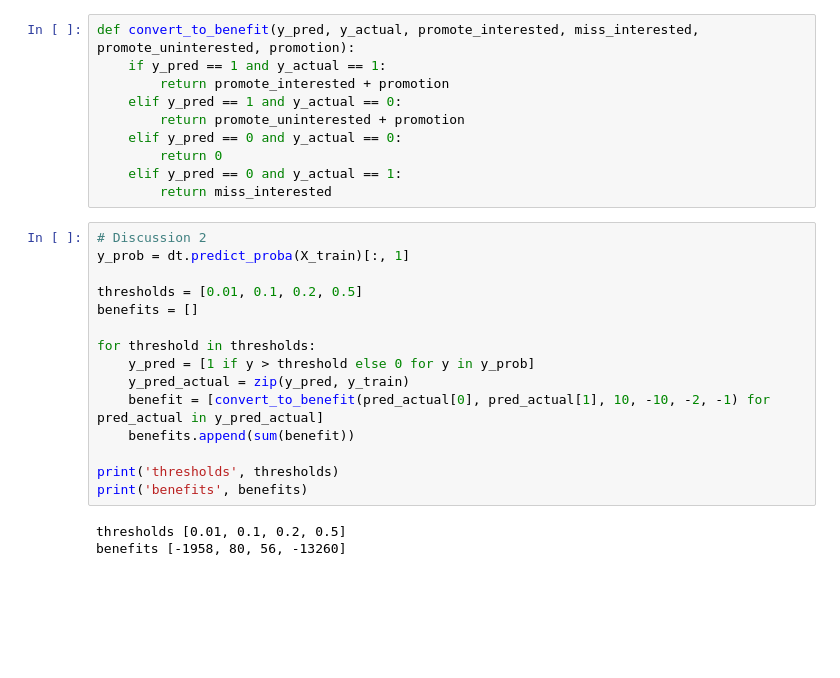
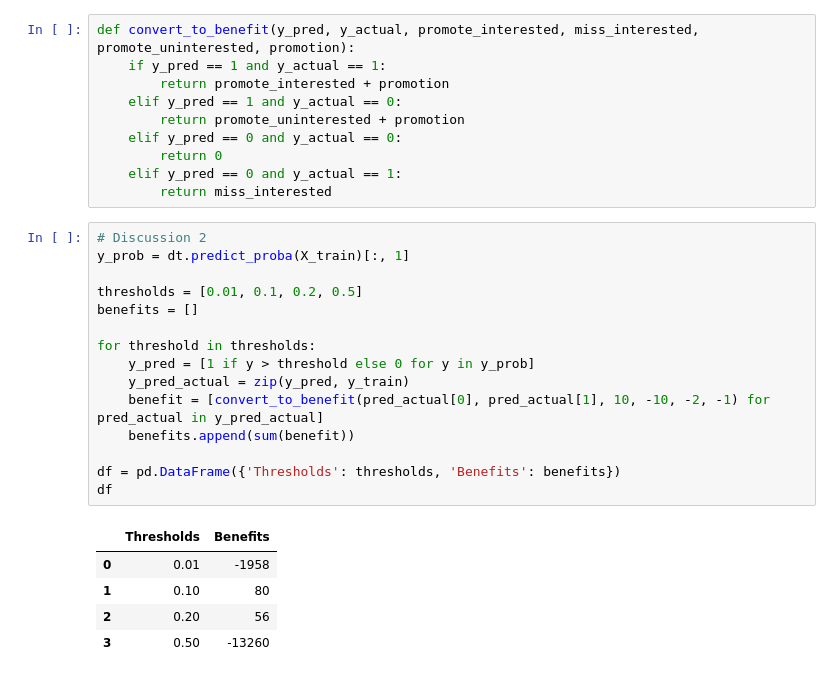
Before and after one commit to bernarduskrishna/Health-Insurance-Cross-Sell-Prediction, a Jupyter notebook: Project_2_Code.ipynb, the cells around one changed output. Cells and saved outputs as stored; diff of their text form; blank space fills up the shorter version.

```diff
--- a/Project_2_Code.ipynb
+++ b/Project_2_Code.ipynb
@@ -312,21 +307,24 @@ def convert_to_benefit(y_pred, y_actual, promote_interested, miss_interested, pr
 # %%
 # Discussion 2
 y_prob = dt.predict_proba(X_train)[:, 1]
 
 thresholds = [0.01, 0.1, 0.2, 0.5]
 benefits = []
 
 for threshold in thresholds:
     y_pred = [1 if y > threshold else 0 for y in y_prob]
     y_pred_actual = zip(y_pred, y_train)
     benefit = [convert_to_benefit(pred_actual[0], pred_actual[1], 10, -10, -2, -1) for pred_actual in y_pred_actual]
     benefits.append(sum(benefit))
 
-print('thresholds', thresholds)
-print('benefits', benefits)
+df = pd.DataFrame({'Thresholds': thresholds, 'Benefits': benefits})
+df
 # %% [output]
-thresholds [0.01, 0.1, 0.2, 0.5]
-benefits [-1958, 80, 56, -13260]
+|  | Thresholds | Benefits |
+| 0 | 0.01 | -1958 |
+| 1 | 0.10 | 80 |
+| 2 | 0.20 | 56 |
+| 3 | 0.50 | -13260 |
 # %%
 # Discussion 3
 y_prob = dt.predict_proba(X_train)[:, 1]
```
Also changed, not shown: parts of 11 cells of this notebook, 5 other files.
